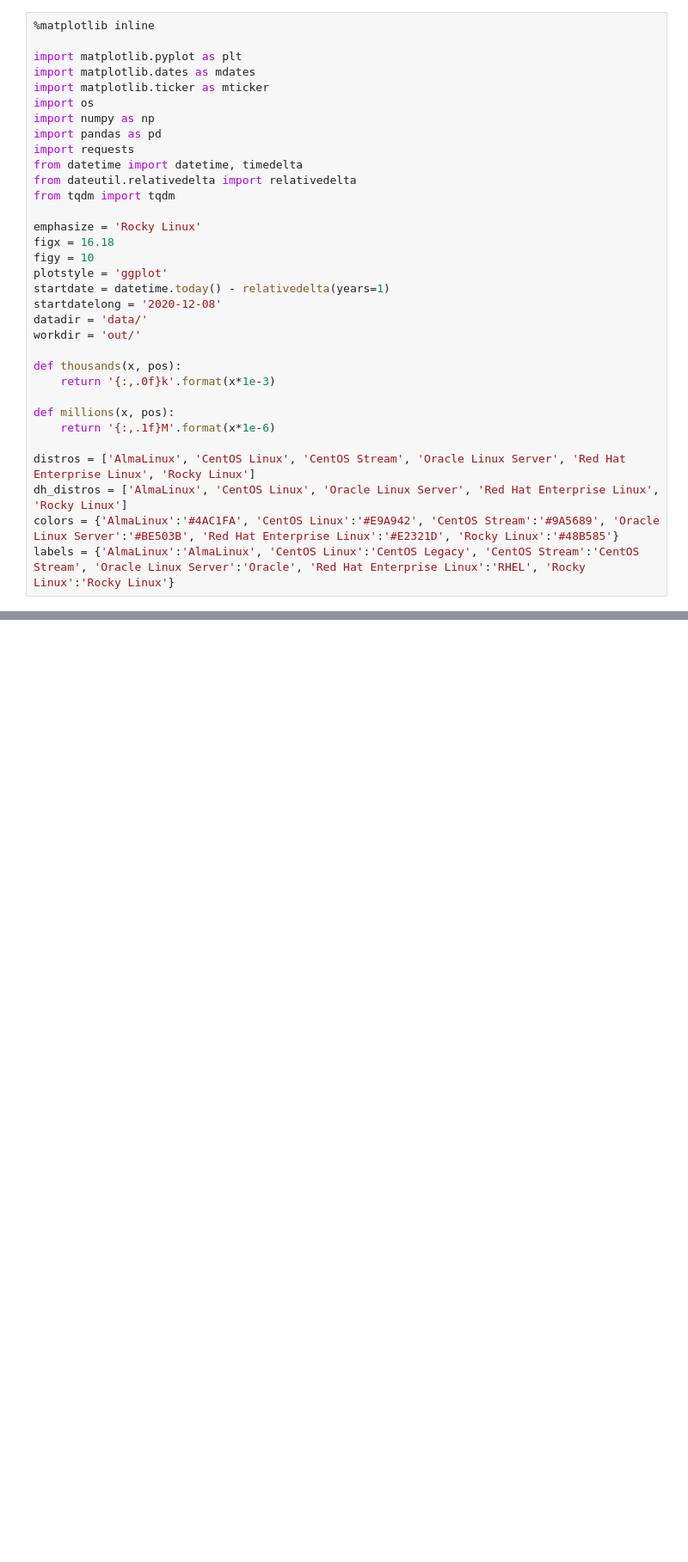
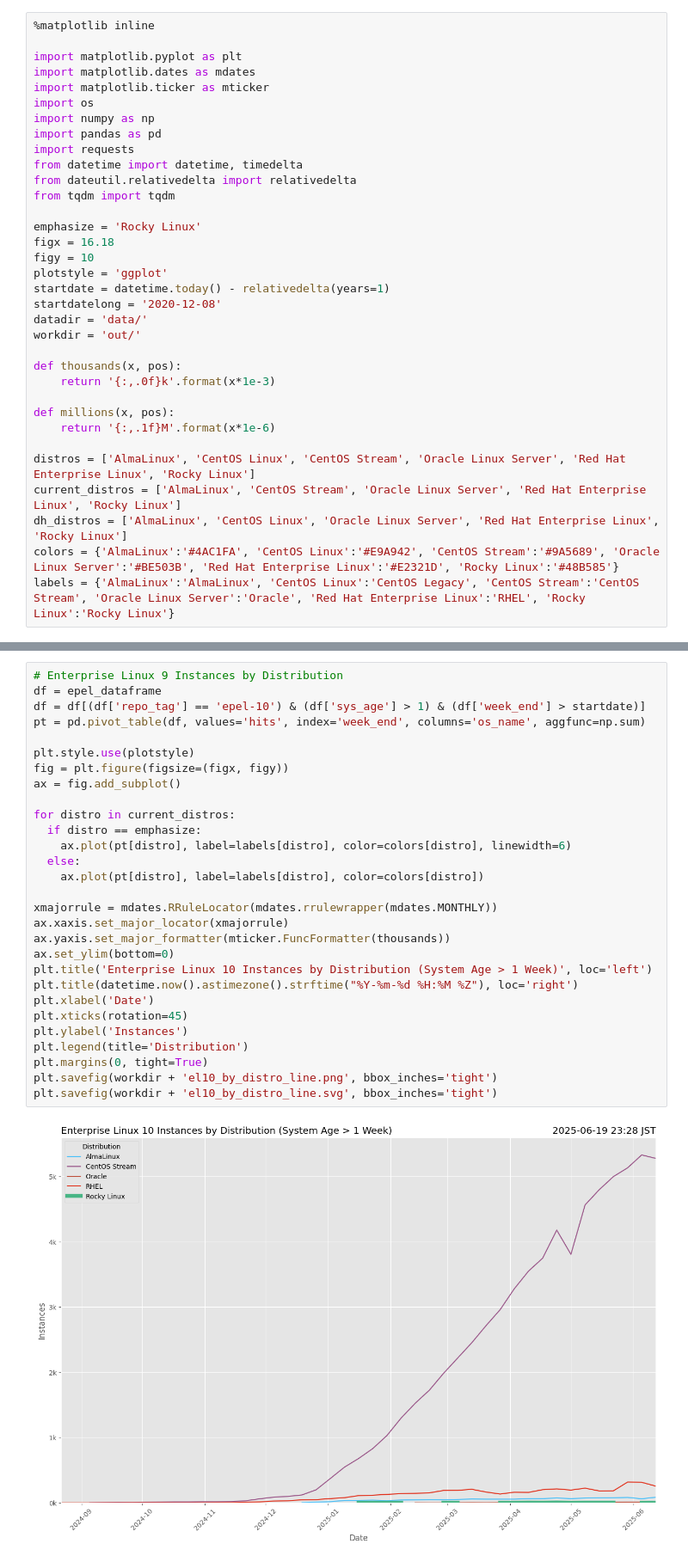
Before and after one commit to brianclemens/rocky-stats, a Jupyter notebook: epel.ipynb, the cells around one changed output, grey strips where cells are left out. Shown at 86% size. Cells and saved outputs as stored; diff of their text form; blank space fills up the shorter version.

```diff
--- a/epel.ipynb
+++ b/epel.ipynb
@@ -28,6 +28,7 @@ def millions(x, pos):
     return '{:,.1f}M'.format(x*1e-6)
 
 distros = ['AlmaLinux', 'CentOS Linux', 'CentOS Stream', 'Oracle Linux Server', 'Red Hat Enterprise Linux', 'Rocky Linux']
+current_distros = ['AlmaLinux', 'CentOS Stream', 'Oracle Linux Server', 'Red Hat Enterprise Linux', 'Rocky Linux']
 dh_distros = ['AlmaLinux', 'CentOS Linux', 'Oracle Linux Server', 'Red Hat Enterprise Linux', 'Rocky Linux']
 colors = {'AlmaLinux':'#4AC1FA', 'CentOS Linux':'#E9A942', 'CentOS Stream':'#9A5689', 'Oracle Linux Server':'#BE503B', 'Red Hat Enterprise Linux':'#E2321D', 'Rocky Linux':'#48B585'}
 labels = {'AlmaLinux':'AlmaLinux', 'CentOS Linux':'CentOS Legacy', 'CentOS Stream':'CentOS Stream', 'Oracle Linux Server':'Oracle', 'Red Hat Enterprise Linux':'RHEL', 'Rocky Linux':'Rocky Linux'}
@@ -522,3 +524,34 @@ plt.savefig(workdir + 'el9_by_distro_line.svg', bbox_inches='tight')
+# %%
+# Enterprise Linux 9 Instances by Distribution
+df = epel_dataframe
+df = df[(df['repo_tag'] == 'epel-10') & (df['sys_age'] > 1) & (df['week_end'] > startdate)]
+pt = pd.pivot_table(df, values='hits', index='week_end', columns='os_name', aggfunc=np.sum)
+
+plt.style.use(plotstyle)
+fig = plt.figure(figsize=(figx, figy))
+ax = fig.add_subplot()
+
+for distro in current_distros:
+  if distro == emphasize:
+    ax.plot(pt[distro], label=labels[distro], color=colors[distro], linewidth=6)
+  else:
+    ax.plot(pt[distro], label=labels[distro], color=colors[distro])
+
+xmajorrule = mdates.RRuleLocator(mdates.rrulewrapper(mdates.MONTHLY))
+ax.xaxis.set_major_locator(xmajorrule)
+ax.yaxis.set_major_formatter(mticker.FuncFormatter(thousands))
+ax.set_ylim(bottom=0)
+plt.title('Enterprise Linux 10 Instances by Distribution (System Age > 1 Week)', loc='left')
+plt.title(datetime.now().astimezone().strftime("%Y-%m-%d %H:%M %Z"), loc='right')
+plt.xlabel('Date')
+plt.xticks(rotation=45)
+plt.ylabel('Instances')
+plt.legend(title='Distribution')
+plt.margins(0, tight=True)
+plt.savefig(workdir + 'el10_by_distro_line.png', bbox_inches='tight')
+plt.savefig(workdir + 'el10_by_distro_line.svg', bbox_inches='tight')
+# %% [output]
+[figure, added]
 # %%
 # AltArch Enterprise Linux Instances by Architecture
 df = epel_dataframe
```
Also changed, not shown: parts of 15 cells of this notebook.
